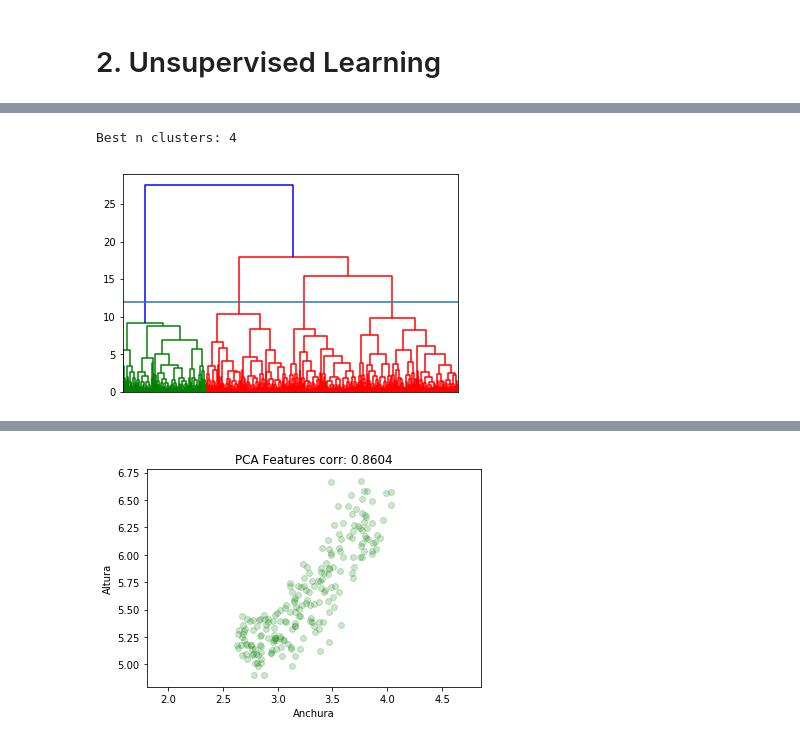
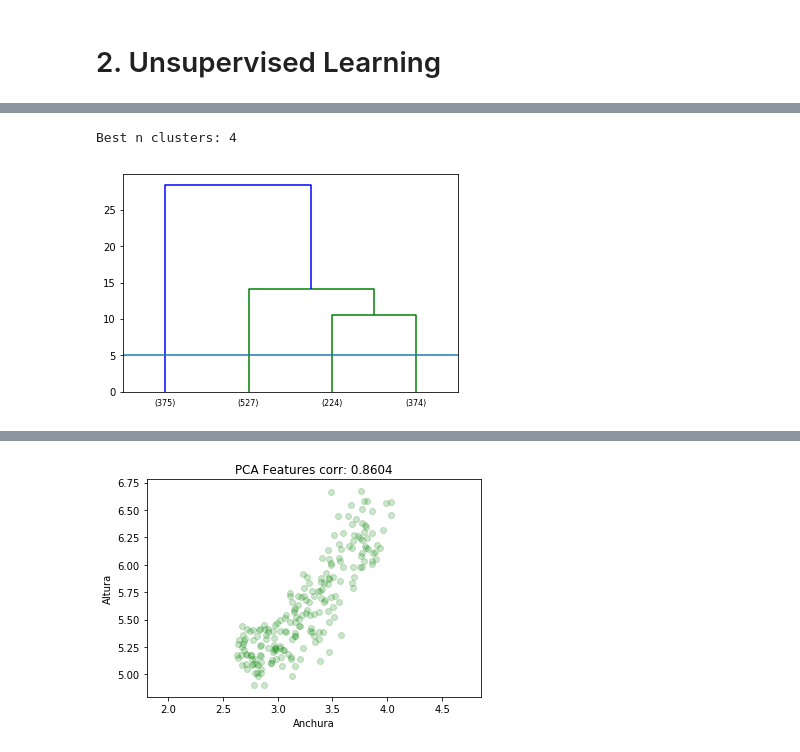
Before and after one commit to romellfudi/MachineLearing, a Jupyter notebook: 2.Unsupervised Learning.ipynb, the cells around one changed output, grey strips where cells are left out. Saved outputs shown, nothing was run; the diff lists cells and outputs as text; code cells hidden in the pictures.

```diff
--- a/2.Unsupervised Learning.ipynb
+++ b/2.Unsupervised Learning.ipynb
@@ -140,17 +140,20 @@ Best choice is 4 K clusters
 # %%
 from scipy.cluster.hierarchy import linkage, dendrogram
 
 mergings = linkage(X, method='complete')
 
-dendrogram(mergings,labels=y, leaf_rotation=90, leaf_font_size=8,)
-plt.xticks([])
+dendrogram(mergings,labels=y,
+#            leaf_rotation=90,
+           leaf_font_size=8,
+         truncate_mode='lastp', p=4, show_leaf_counts=True)
+# plt.xticks([])
 # plt.ylim([4,25])
 plt.legend()
-plt.axhline(y=12);
+plt.axhline(y=5);
 print('Best n clusters: 4')
 # %% [output]
 Best n clusters: 4
-[figure, old version]
+[figure, new version]
 # %%
 from sklearn.manifold import TSNE
 
```
Also changed, not shown: parts of 15 cells of this notebook.
